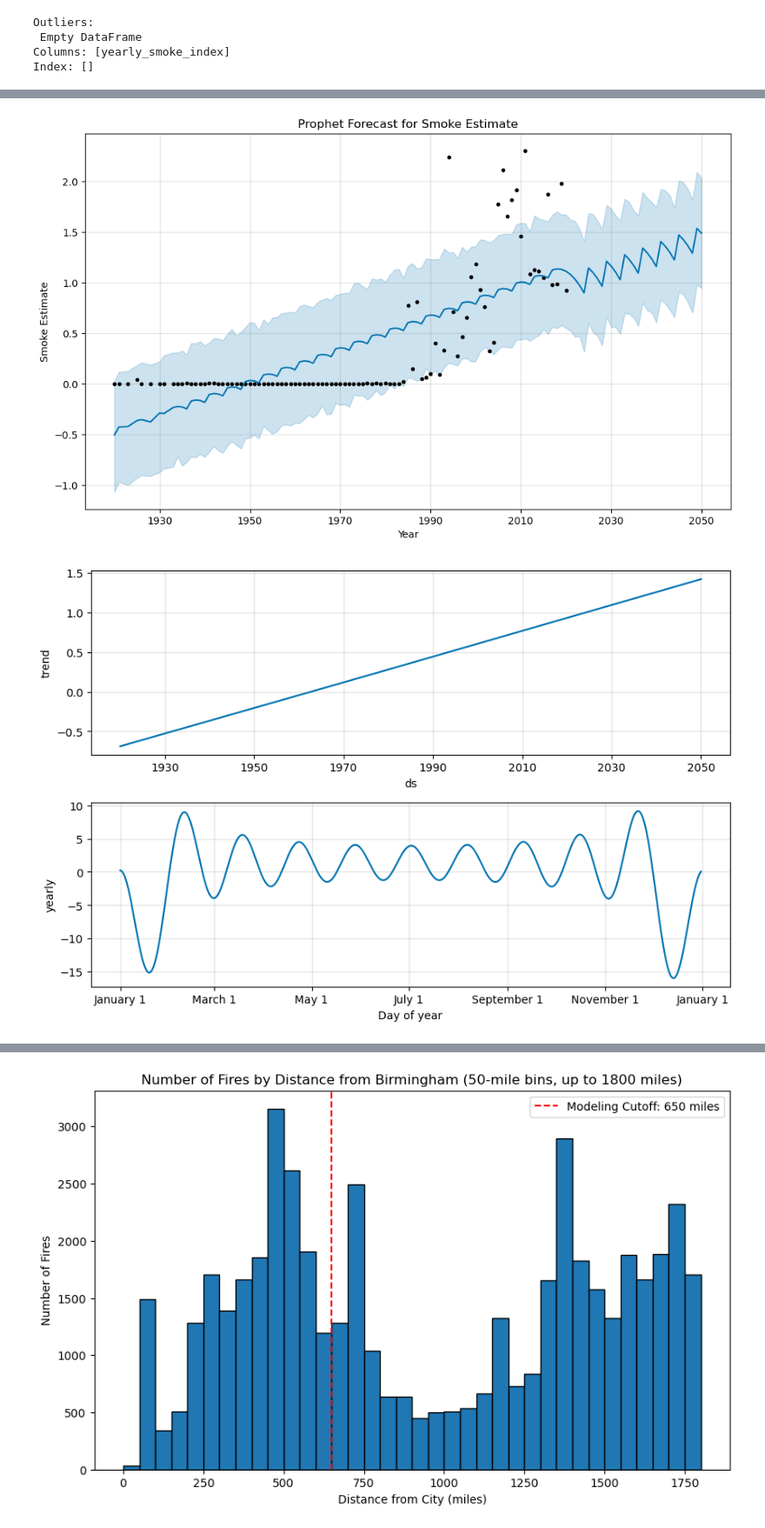
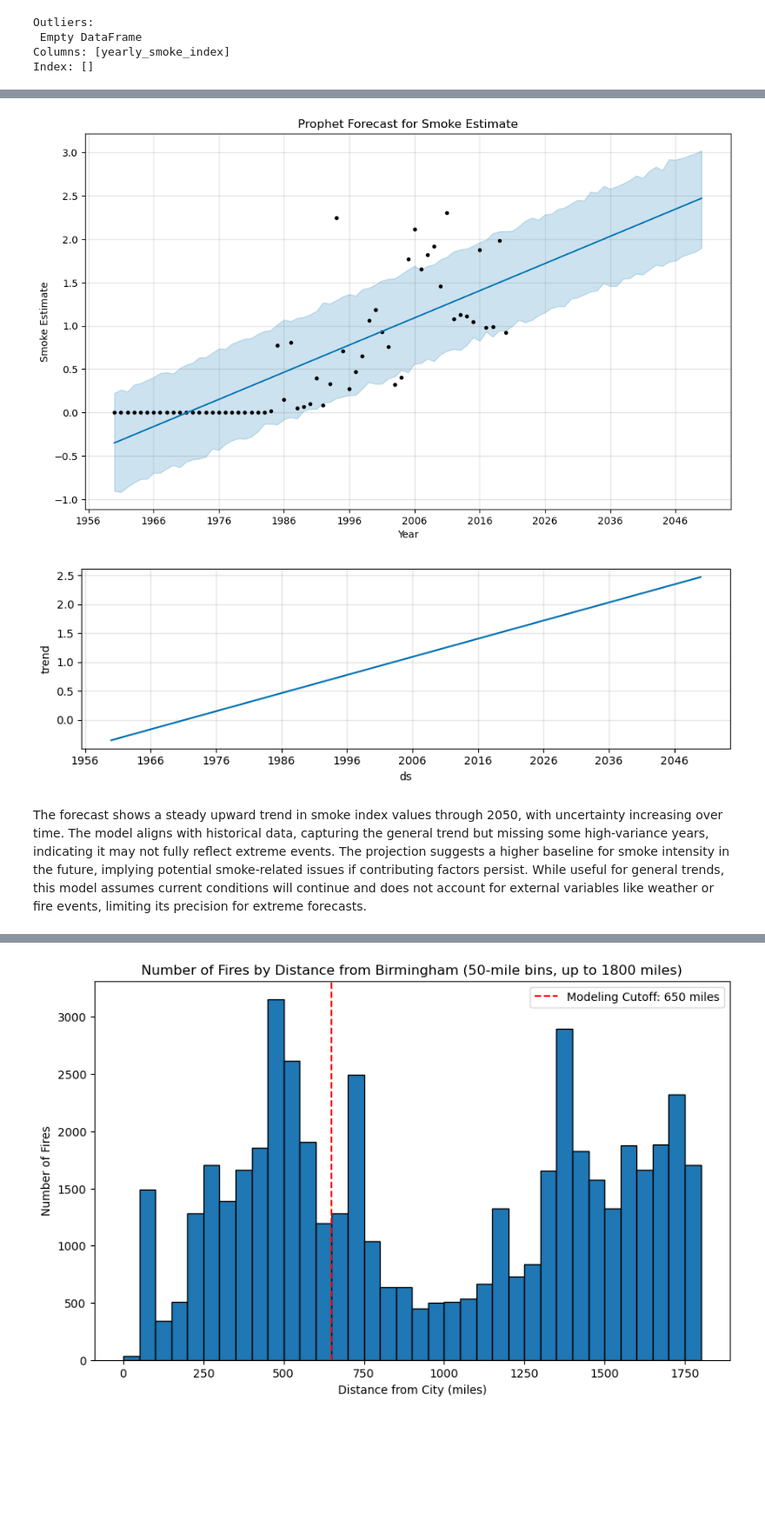
Before and after one commit to apoorvasheera/data-512-final-project, a Jupyter notebook: common-analysis/common-analysis.ipynb, the cells around one changed output, grey strips where cells are left out. Shown at 87% size. Cells and saved outputs as stored; diff of their text form; code cells hidden in the pictures; blank space fills up the shorter version.

Commit message:
Formatting the repo and adding visualizations

```diff
--- a/common-analysis/common-analysis.ipynb
+++ b/common-analysis/common-analysis.ipynb
@@ -473,13 +532,12 @@ To make this series stationary, we may consider differencing the data (e.g., fir
 # %%
 from prophet import Prophet
-import pandas as pd
 
 # Prepare the time_series for Prophet
 prophet_time_series = time_series.reset_index()  # Reset index to get 'year' as a column
 prophet_time_series.columns = ['ds', 'y']  # Prophet requires 'ds' for date and 'y' for the target
 
 # Initialize and fit the Prophet model
-model = Prophet(yearly_seasonality=True)
+model = Prophet(yearly_seasonality=False)
 model.fit(prophet_time_series)
 
 # Create a time_seriesFrame with future dates for prediction (up to 2050)
@@ -504,3 +562,5 @@ plt.show()
-[figure, old version]
+[figure, new version]
-[figure, old version]
+[figure, new version]
+# %% [markdown]
+The forecast shows a steady upward trend in smoke index values through 2050, with uncertainty increasing over time. The model aligns with historical data, capturing the general trend but missing some high-variance years, indicating it may not fully reflect extreme events. The projection suggests a higher baseline for smoke intensity in the future, implying potential smoke-related issues if contributing factors persist. While useful for general trends, this model assumes current conditions will continue and does not account for external variables like weather or fire events, limiting its precision for extreme forecasts.
 # %% [markdown]
```
Also changed, not shown: parts of 19 cells of this notebook, 6 other files.
